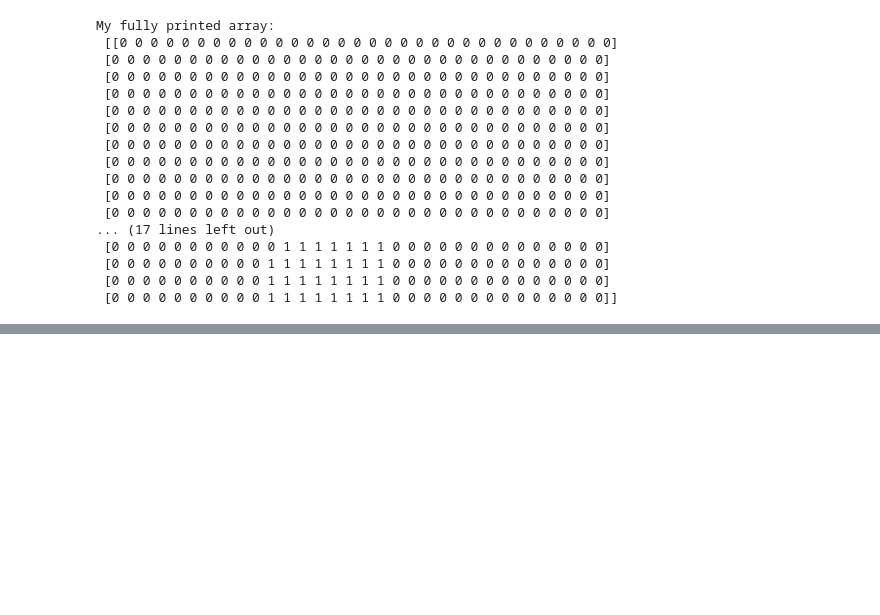
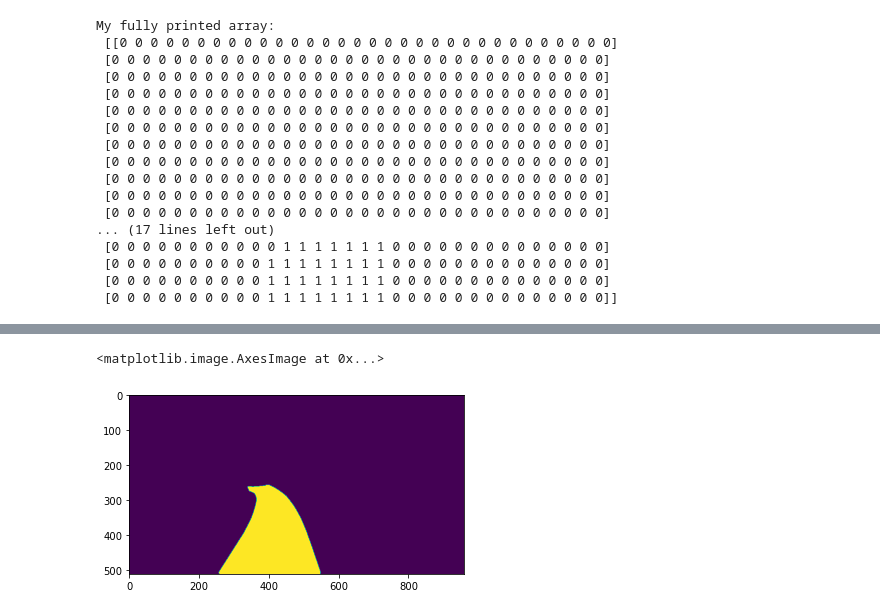
Before and after one commit to khoadaniel/vegetation-detection-railways, a Jupyter notebook: Hina/morphology_test.ipynb, the cells around one changed output, grey strips where cells are left out. Cells and saved outputs as stored; diff of their text form; code cells hidden in the pictures; blank space fills up the shorter version.

```diff
--- a/Hina/morphology_test.ipynb
+++ b/Hina/morphology_test.ipynb
@@ -154,0 +168,5 @@ cv2.waitKey(0)
+# %%
+plt.imshow(dilation(mask_input, element))
+# %% [output]
+<matplotlib.image.AxesImage at 0x...>
+[figure, added]
```
Also changed, not shown: parts of 14 cells of this notebook, 1 other file.
